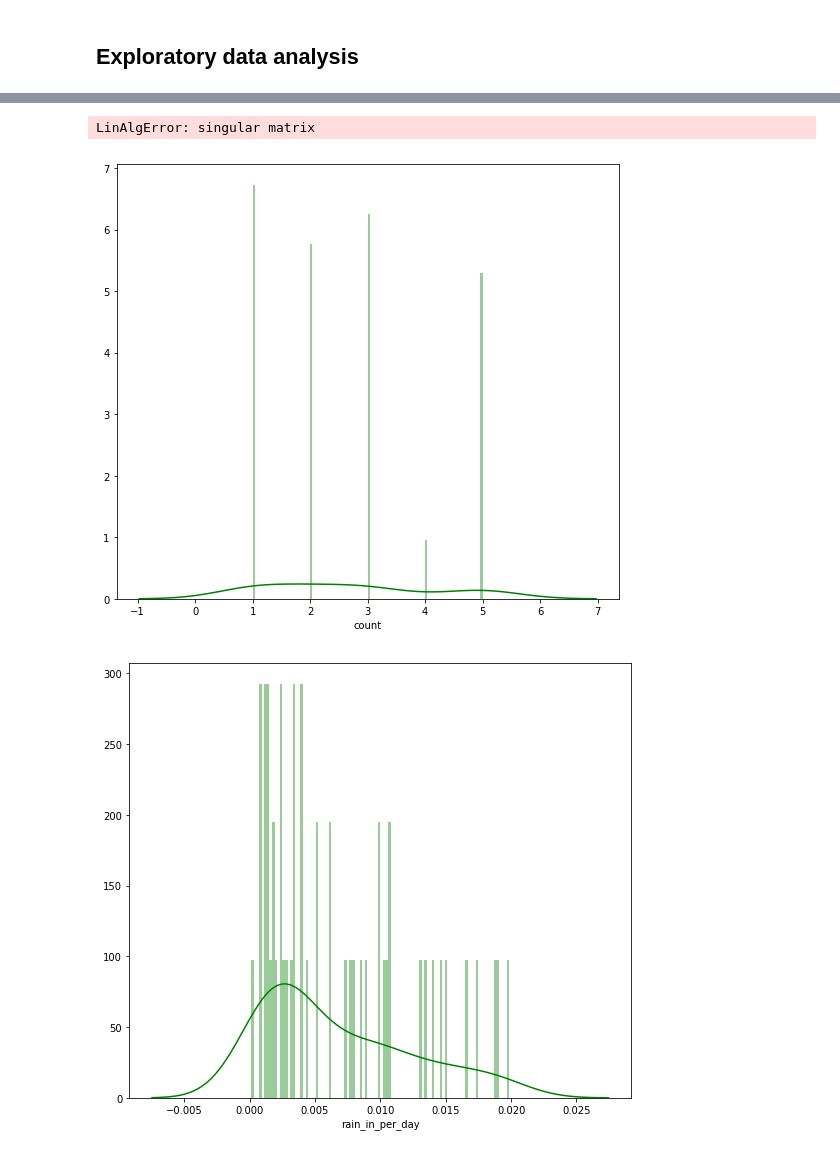
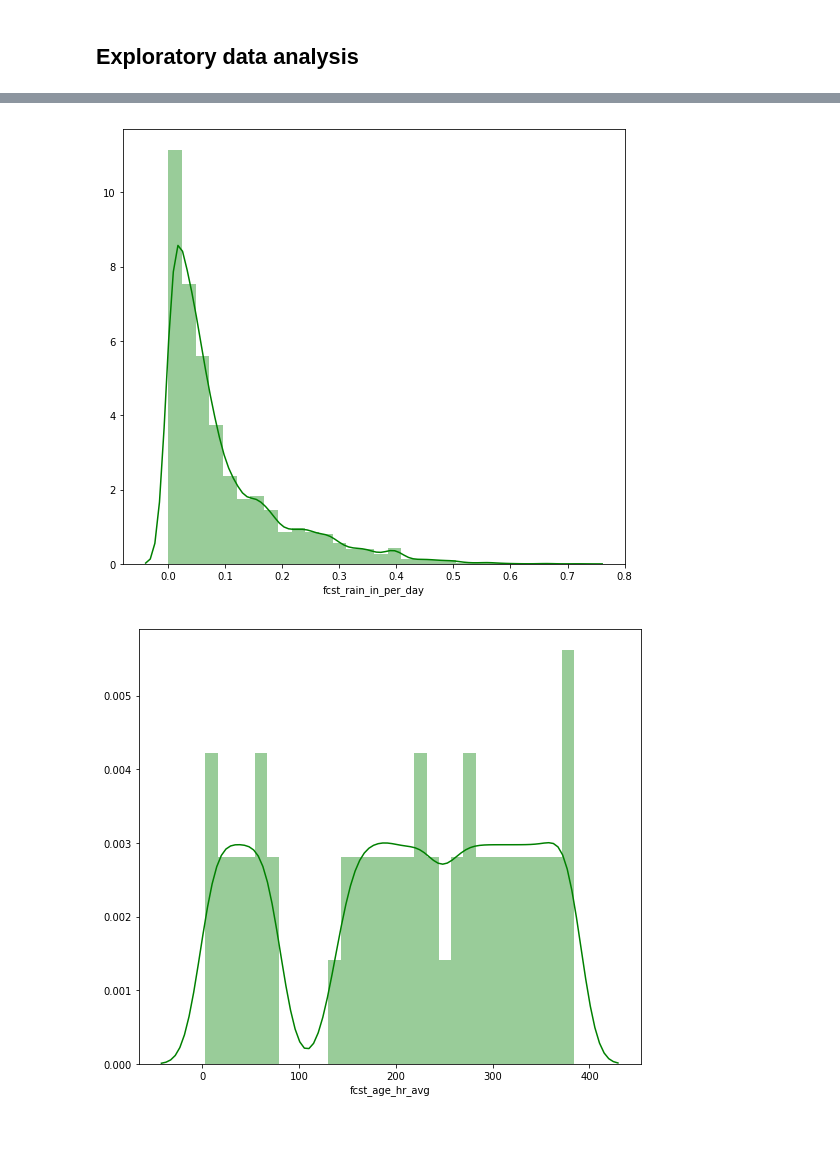
Before and after one commit to wxmiked/cocorahs-verification, a Jupyter notebook: california-precip-verification-2019-02.ipynb, the cells around one changed output, grey strips where cells are left out. Cells and saved outputs as stored; diff of their text form; code cells hidden in the pictures.

Commit message:
obs magnitudes are about right

```diff
--- a/california-precip-verification-2019-02.ipynb
+++ b/california-precip-verification-2019-02.ipynb
@@ -69,7 +69,7 @@ Get all California CoCoRaHS observations for the first week of February 2019. In
 import requests
 import json
 import re
-daily_report_url = 'http://data.cocorahs.org/export/exportreports.aspx?ReportType=Daily&dtf=3&Format=JSON&State=CA&County=AL&ReportDateType=reportdate&StartDate=2/1/2019&EndDate=2/8/2019&TimesInGMT=False'
+daily_report_url = 'http://data.cocorahs.org/export/exportreports.aspx?ReportType=Daily&dtf=3&Format=JSON&State=CA&ReportDateType=reportdate&StartDate=2/1/2019&EndDate=2/8/2019&TimesInGMT=False'
 req = requests.get(url=daily_report_url)
 json_fixed = re.sub(r'[\r\t\n]', '', req.text)  # remove junk chars
 json_fixed = re.sub(r' :', ':', json_fixed) # remove spaces before colons
@@ -117,6 +117,7 @@ Time zone being used for this session: UTC
 from datetime import datetime, timedelta
 import pytz
 import numpy
+obs_error = []
 for obs in observations:
     # Ignore negative precip amounts
     if obs['totalpcpn'] < 0:
@@ -132,18 +133,19 @@ for obs in observations:
         print('throwing out due to time: ', obs_t, obs_t_nominal, obs_t - obs_t_nominal)
         continue
 
-    sql = """SELECT count(*), avg(value)*3600*%s AS rain_in_per_day, avg(EXTRACT(epoch FROM t - init)/3600) AS fcst_age_hr_avg
+    sql = """SELECT %s AS station_id, count(*), avg(value)*3600*24*%s AS fcst_rain_in_per_day, avg(EXTRACT(epoch FROM t - init)/3600) AS fcst_age_hr_avg
              FROM prate_1
              WHERE geomkey=%s AND t>=%s AND t<%s
              GROUP BY init
              ORDER BY fcst_age_hr_avg;"""
     windb2.curs.execute(sql,
-                        (conv_prate_to_inch_per_sec.magnitude,
+                        (obs['st_num'],
+                         conv_prate_to_inch_per_sec.magnitude,
                          station_meta['closest_geomkey'],
                          obs_t_nominal,
                          obs_t_nominal + timedelta(days=1)))
     results = windb2.curs.fetchall()
-    obs_error = []
     for result in results:
         obs_error.append(result + (obs['totalpcpn'], ))
-#         print(result, round(result[1], 2), obs['totalpcpn'])
+
+print(len(obs_error))
@@ -158,10 +178,14 @@ import matplotlib.pyplot as plt
 column_names = [desc[0] for desc in windb2.curs.description] + ['obs_precip_in_per_day']
 df = pd.DataFrame.from_records(obs_error, columns=column_names)
 for col_name in column_names:
+    if col_name == 'station_id':
+        continue
     print(col_name)
     print(df[col_name].describe())
     print()
+    if col_name == 'count':
+        continue
     plt.figure(figsize=(9, 8))
-    sns.distplot(df[col_name], color='g', bins=100, hist_kws={'alpha': 0.4})
+    sns.distplot(df[col_name], color='g', bins=30, hist_kws={'alpha': 0.4})
 # %% [output]
 count
@@ -183,4 +207,3 @@ max       0.0
 Name: obs_precip_in_per_day, dtype: float64
-LinAlgError: singular matrix
-[figure, old version]
+[figure, new version]
-[figure, old version]
+[figure, new version]
```
Also changed, not shown: parts of 3 cells of this notebook.
